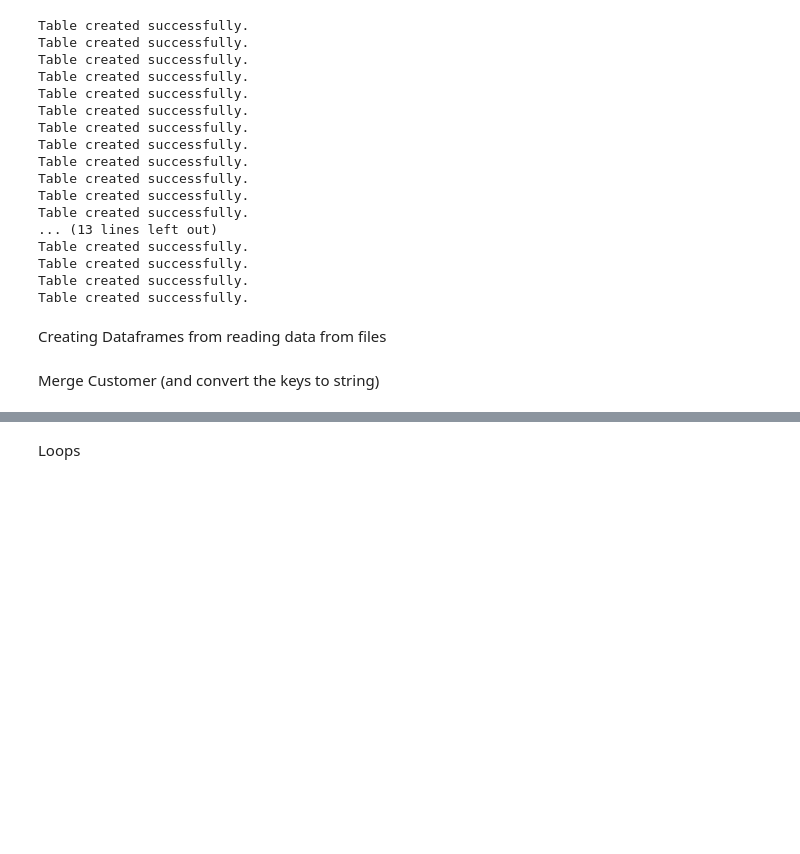
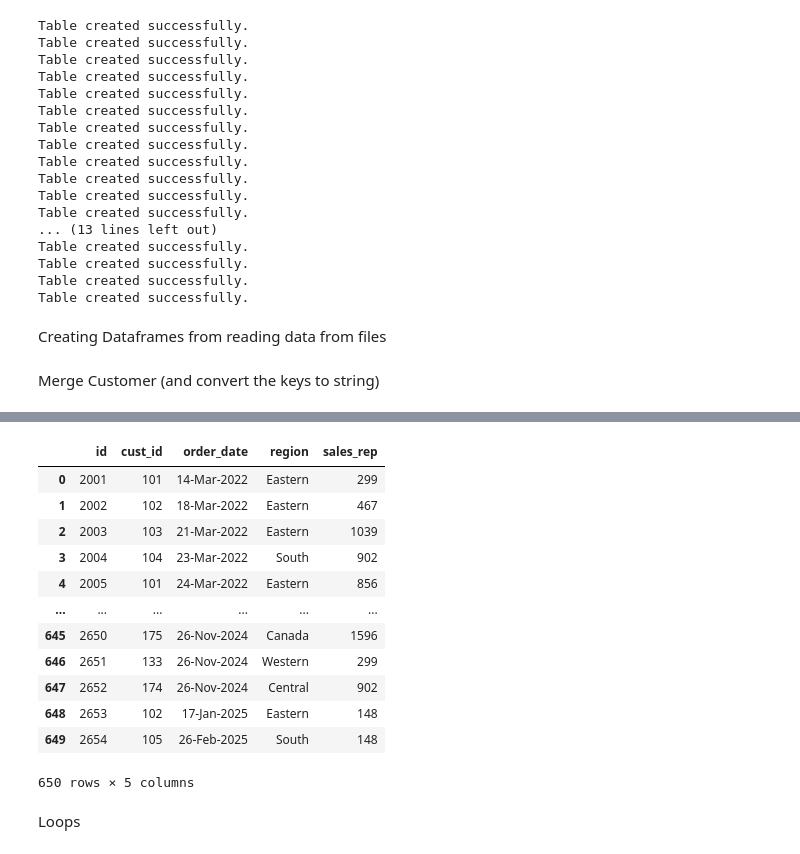
Before and after one commit to ItzMeMari0/DEDS-Proj-1, a Jupyter notebook: SourceDatabase.ipynb, the cells around one changed output, grey strips where cells are left out. Drawn from its saved outputs; the diff is of its cells as text; code cells hidden in the pictures; blank space fills up the shorter version.

```diff
--- a/SourceDatabase.ipynb
+++ b/SourceDatabase.ipynb
@@ -533,3 +584,19 @@ print(customer_merge_df.columns.tolist())
+# %%
+sales_order_df
+# %% [output]
+|  | id | cust_id | order_date | region | sales_rep |
+| 0 | 2001 | 101 | 14-Mar-2022 | Eastern | 299 |
+| 1 | 2002 | 102 | 18-Mar-2022 | Eastern | 467 |
+| 2 | 2003 | 103 | 21-Mar-2022 | Eastern | 1039 |
+| 3 | 2004 | 104 | 23-Mar-2022 | South | 902 |
+| 4 | 2005 | 101 | 24-Mar-2022 | Eastern | 856 |
+| ... | ... | ... | ... | ... | ... |
+| 645 | 2650 | 175 | 26-Nov-2024 | Canada | 1596 |
+| 646 | 2651 | 133 | 26-Nov-2024 | Western | 299 |
+| 647 | 2652 | 174 | 26-Nov-2024 | Central | 902 |
+| 648 | 2653 | 102 | 17-Jan-2025 | Eastern | 148 |
+| 649 | 2654 | 105 | 26-Feb-2025 | South | 148 |
+650 rows × 5 columns
 # %% [markdown]
 Loops
 # %%
```
Also changed, not shown: parts of 8 cells of this notebook.
